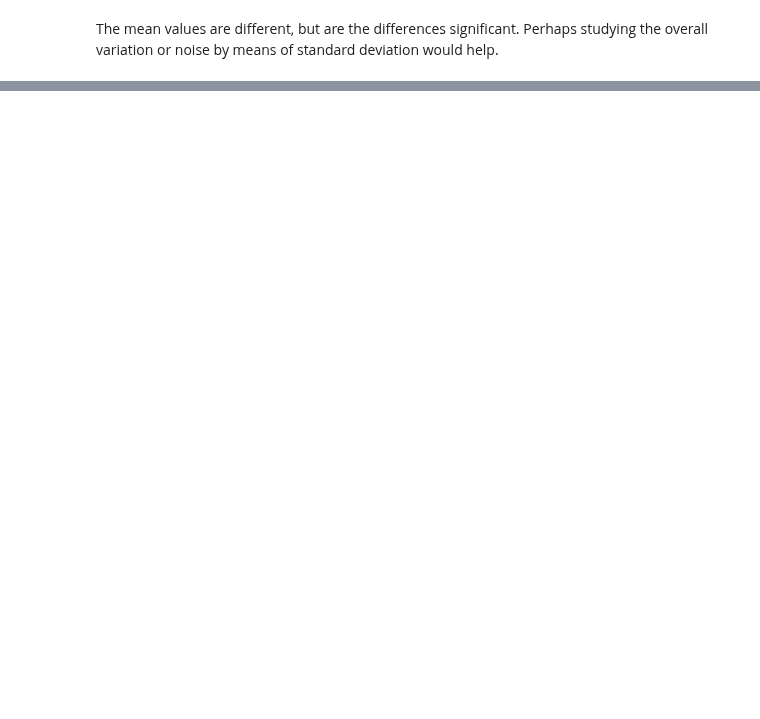
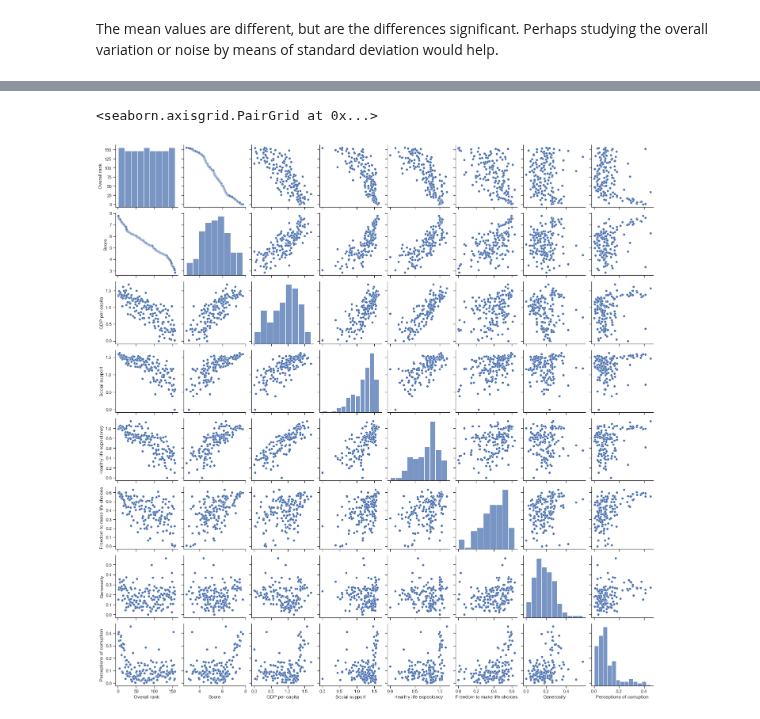
Before and after one commit to pevalisuo/AML, a Jupyter notebook: lectures/UnsupervicedLearning.ipynb, the cells around one changed output, grey strips where cells are left out. Cells and saved outputs as stored; diff of their text form; code cells hidden in the pictures; blank space fills up the shorter version.

```diff
--- a/lectures/UnsupervicedLearning.ipynb
+++ b/lectures/UnsupervicedLearning.ipynb
@@ -305,0 +173,11 @@ plt.grid()
+# %%
+#https://www.kaggle.com/primaryobjects/voicegender?select=voice.csv
+#D=pd.read_csv('data/voice.csv')
+#D['category'] = pd.Categorical(D.label)
+#D['catcode'] = D.category.cat.codes
+#del(D['label'])
+
+D=pd.read_csv('data/happiness_2019.csv')
+print(D.shape)
+D.describe()
+D
@@ -305,0 +199,5 @@ plt.grid()
+# %%
+sns.pairplot(D)
+# %% [output]
+<seaborn.axisgrid.PairGrid at 0x...>
+[figure, added]
```
Also changed, not shown: parts of 42 cells of this notebook, 2 other files.
